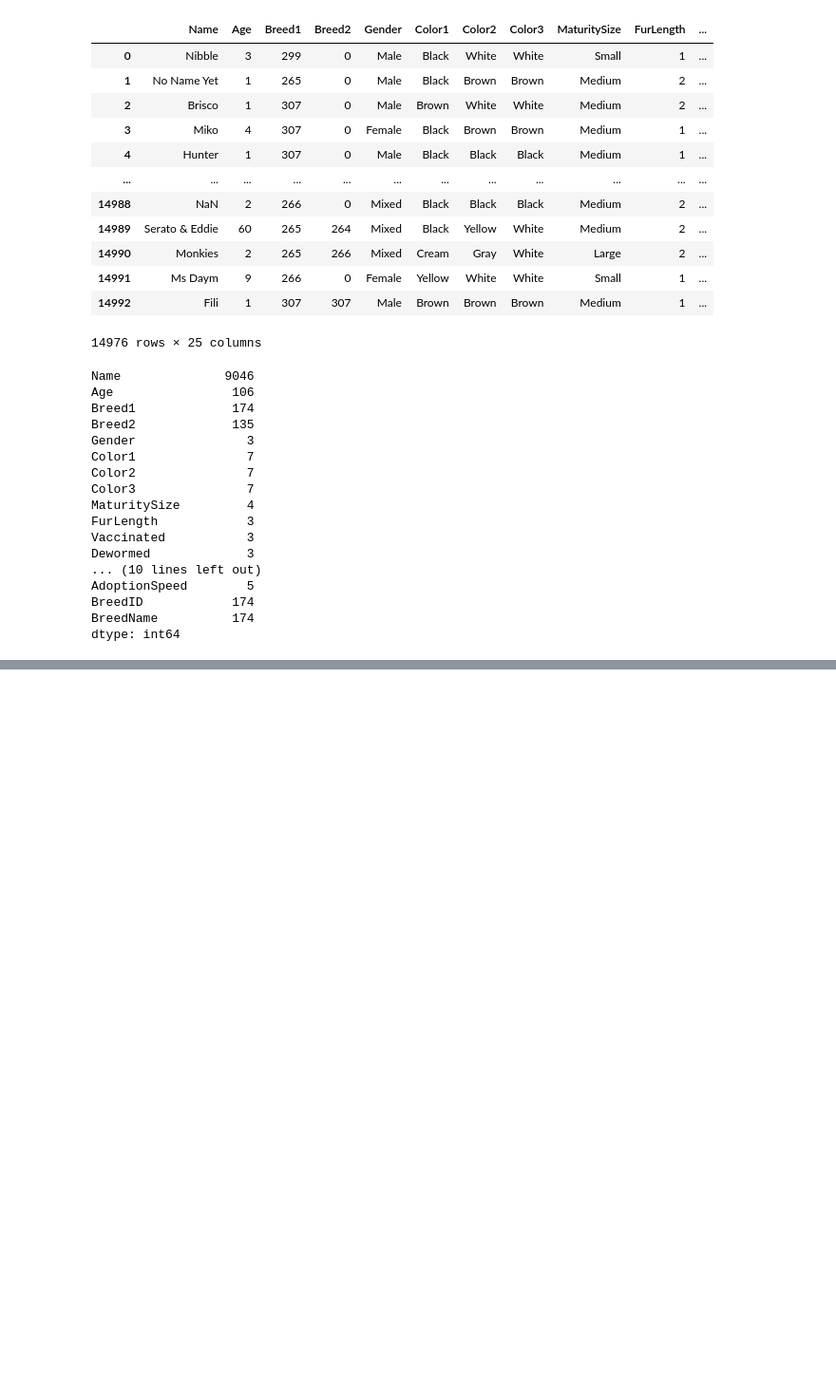
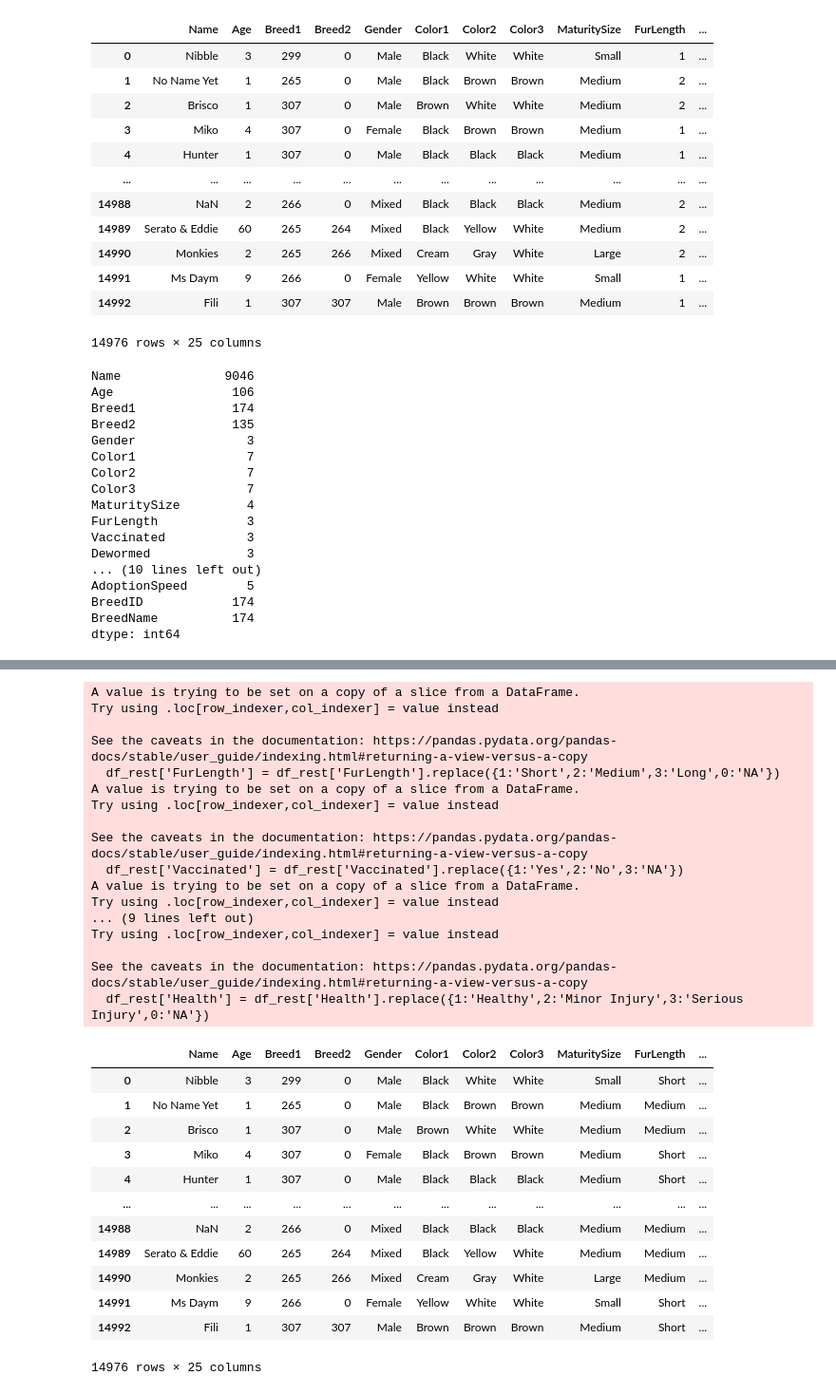
Before and after one commit to Kearskill/meow, a Jupyter notebook: test.ipynb, the cells around one changed output, grey strips where cells are left out. Shown at 95% size. Drawn from its saved outputs; the diff is of its cells as text; code cells hidden in the pictures; blank space fills up the shorter version.

```diff
--- a/test.ipynb
+++ b/test.ipynb
@@ -386,3 +386,9 @@ AdoptionSpeed        5
 BreedID            174
 BreedName          174
 dtype: int64
+# %%
+# change speed to slow and fast
+df_speed = df_maturity
+df_speed['AdoptionSpeed'] = df_speed['AdoptionSpeed'].replace({0:'Fast',1:'Fast',2:'Fast',3:'Slow',4:'Slow'})
+print(df_speed.nunique())
+df_speed
@@ -388,0 +440,40 @@ dtype: int64
+# %%
+df_rest = df_speed
+# %%
+df_rest['FurLength'] = df_rest['FurLength'].replace({1:'Short',2:'Medium',3:'Long',0:'NA'})
+df_rest['Vaccinated'] = df_rest['Vaccinated'].replace({1:'Yes',2:'No',3:'NA'})
+df_rest['Dewormed'] = df_rest['Dewormed'].replace({1:'Yes',2:'No',3:'NA'})
+df_rest['Sterilized'] = df_rest['Sterilized'].replace({1:'Yes',2:'No',3:'NA'})
+df_rest['Health'] = df_rest['Health'].replace({1:'Healthy',2:'Minor Injury',3:'Serious Injury',0:'NA'})
+df_rest
+# %% [output]
+A value is trying to be set on a copy of a slice from a DataFrame.
+Try using .loc[row_indexer,col_indexer] = value instead
+
+See the caveats in the documentation: https://pandas.pydata.org/pandas-docs/stable/user_guide/indexing.html#returning-a-view-versus-a-copy
+  df_rest['FurLength'] = df_rest['FurLength'].replace({1:'Short',2:'Medium',3:'Long',0:'NA'})
+A value is trying to be set on a copy of a slice from a DataFrame.
+Try using .loc[row_indexer,col_indexer] = value instead
+
+See the caveats in the documentation: https://pandas.pydata.org/pandas-docs/stable/user_guide/indexing.html#returning-a-view-versus-a-copy
+  df_rest['Vaccinated'] = df_rest['Vaccinated'].replace({1:'Yes',2:'No',3:'NA'})
+A value is trying to be set on a copy of a slice from a DataFrame.
+Try using .loc[row_indexer,col_indexer] = value instead
+... (9 lines left out)
+Try using .loc[row_indexer,col_indexer] = value instead
+
+See the caveats in the documentation: https://pandas.pydata.org/pandas-docs/stable/user_guide/indexing.html#returning-a-view-versus-a-copy
+  df_rest['Health'] = df_rest['Health'].replace({1:'Healthy',2:'Minor Injury',3:'Serious Injury',0:'NA'})
+|  | Name | Age | Breed1 | Breed2 | Gender | Color1 | Color2 | Color3 | MaturitySize | FurLength | ... |
+| 0 | Nibble | 3 | 299 | 0 | Male | Black | White | White | Small | Short | ... |
+| 1 | No Name Yet | 1 | 265 | 0 | Male | Black | Brown | Brown | Medium | Medium | ... |
+| 2 | Brisco | 1 | 307 | 0 | Male | Brown | White | White | Medium | Medium | ... |
+| 3 | Miko | 4 | 307 | 0 | Female | Black | Brown | Brown | Medium | Short | ... |
+| 4 | Hunter | 1 | 307 | 0 | Male | Black | Black | Black | Medium | Short | ... |
+| ... | ... | ... | ... | ... | ... | ... | ... | ... | ... | ... | ... |
+| 14988 | NaN | 2 | 266 | 0 | Mixed | Black | Black | Black | Medium | Medium | ... |
+| 14989 | Serato & Eddie | 60 | 265 | 264 | Mixed | Black | Yellow | White | Medium | Medium | ... |
+| 14990 | Monkies | 2 | 265 | 266 | Mixed | Cream | Gray | White | Large | Medium | ... |
+| 14991 | Ms Daym | 9 | 266 | 0 | Female | Yellow | White | White | Small | Short | ... |
+| 14992 | Fili | 1 | 307 | 307 | Male | Brown | Brown | Brown | Medium | Short | ... |
+14976 rows × 25 columns
```
Also changed, not shown: parts of 4 cells of this notebook.
